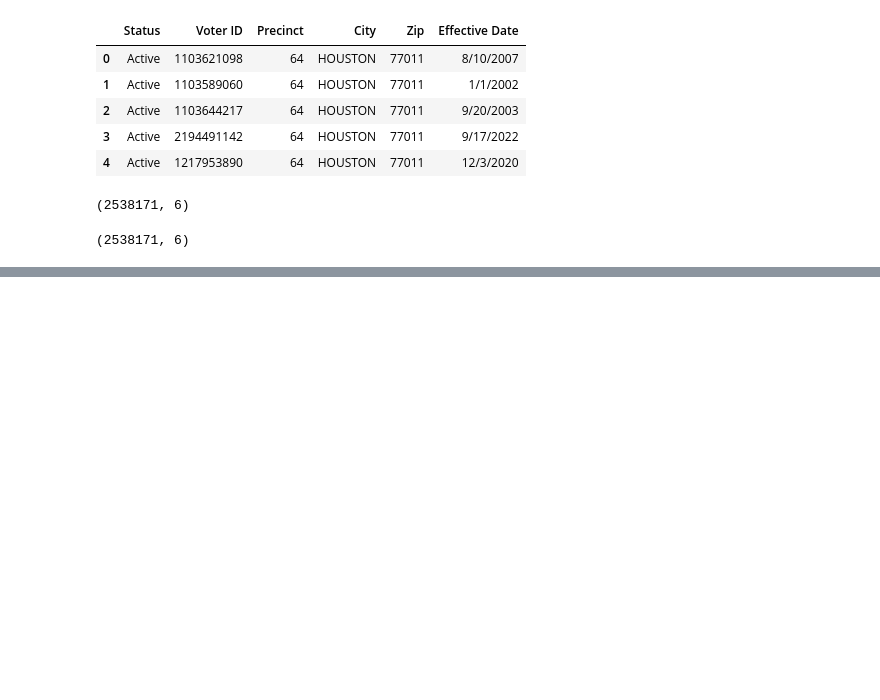
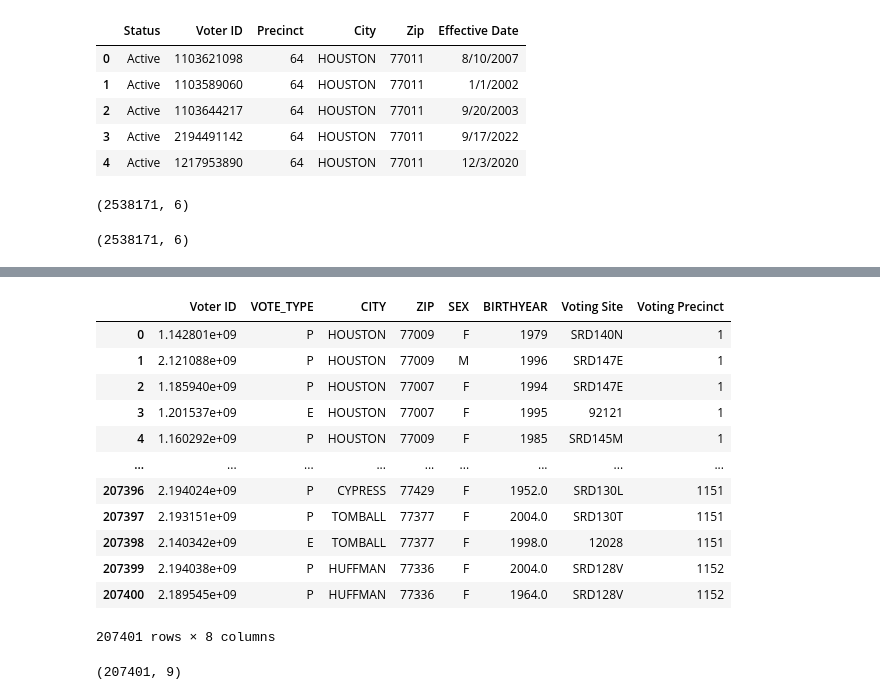
Before and after one commit to watkinshannah05/BakerRipleyVoterAnalysis, a Jupyter notebook: BakerRipley_Cleaning.ipynb, the cells around one changed output, grey strips where cells are left out. Cells and saved outputs as stored; diff of their text form; code cells hidden in the pictures; blank space fills up the shorter version.

```diff
--- a/BakerRipley_Cleaning.ipynb
+++ b/BakerRipley_Cleaning.ipynb
@@ -84,0 +155,20 @@ voters_123.to_csv('registered_voters.csv')
+# %%
+nov_voters_3.drop(['DATE_VOTED'], axis=1)
+# %% [output]
+|  | Voter ID | VOTE_TYPE | CITY | ZIP | SEX | BIRTHYEAR | Voting Site | Voting Precinct |
+| 0 | 1.142801e+09 | P | HOUSTON | 77009 | F | 1979 | SRD140N | 1 |
+| 1 | 2.121088e+09 | P | HOUSTON | 77009 | M | 1996 | SRD147E | 1 |
+| 2 | 1.185940e+09 | P | HOUSTON | 77007 | F | 1994 | SRD147E | 1 |
+| 3 | 1.201537e+09 | E | HOUSTON | 77007 | F | 1995 | 92121 | 1 |
+| 4 | 1.160292e+09 | P | HOUSTON | 77009 | F | 1985 | SRD145M | 1 |
+| ... | ... | ... | ... | ... | ... | ... | ... | ... |
+| 207396 | 2.194024e+09 | P | CYPRESS | 77429 | F | 1952.0 | SRD130L | 1151 |
+| 207397 | 2.193151e+09 | P | TOMBALL | 77377 | F | 2004.0 | SRD130T | 1151 |
+| 207398 | 2.140342e+09 | E | TOMBALL | 77377 | F | 1998.0 | 12028 | 1151 |
+| 207399 | 2.194038e+09 | P | HUFFMAN | 77336 | F | 2004.0 | SRD128V | 1152 |
+| 207400 | 2.189545e+09 | P | HUFFMAN | 77336 | F | 1964.0 | SRD128V | 1152 |
+207401 rows × 8 columns
+# %%
+nov_voters_3.shape
+# %% [output]
+(207401, 9)
```
Also changed, not shown: parts of 12 cells of this notebook.
